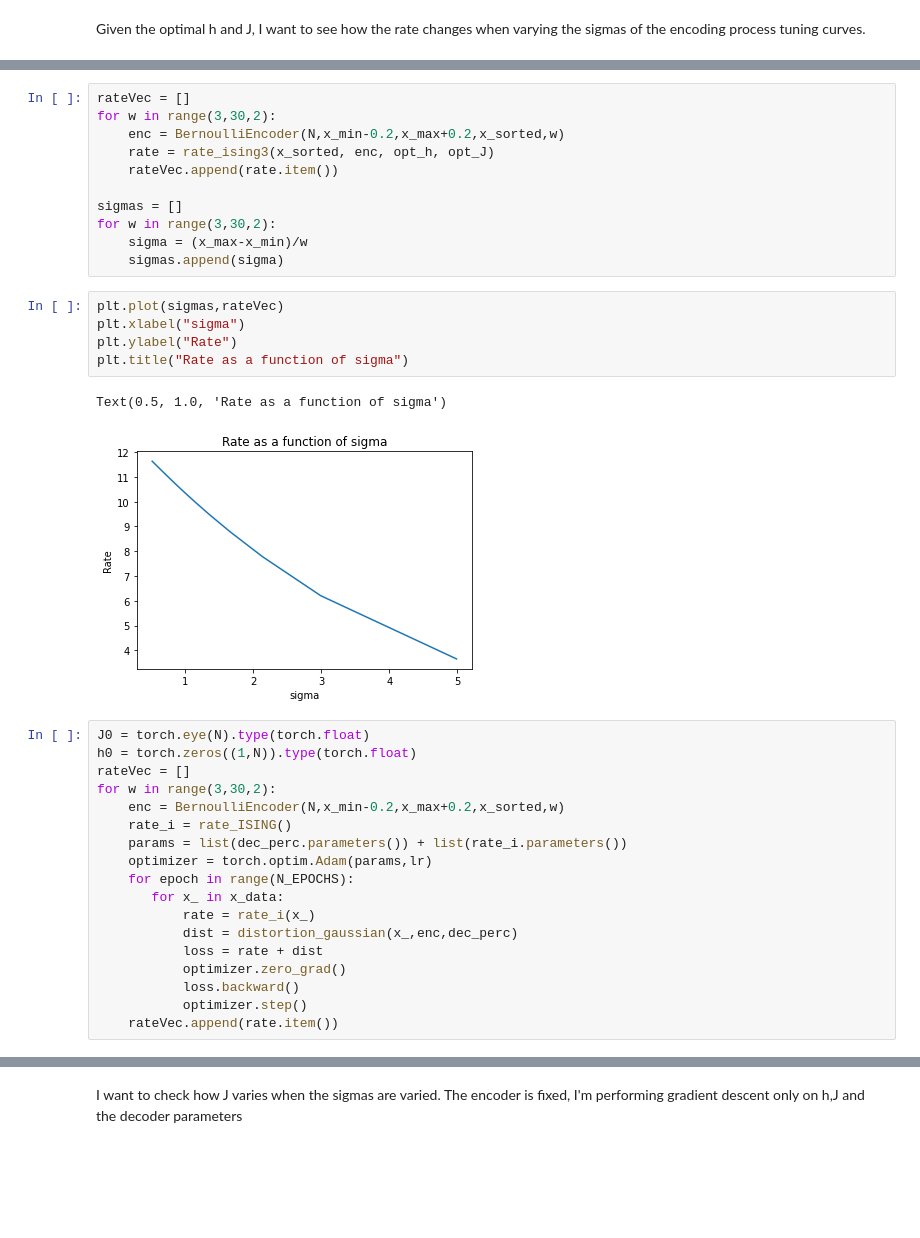
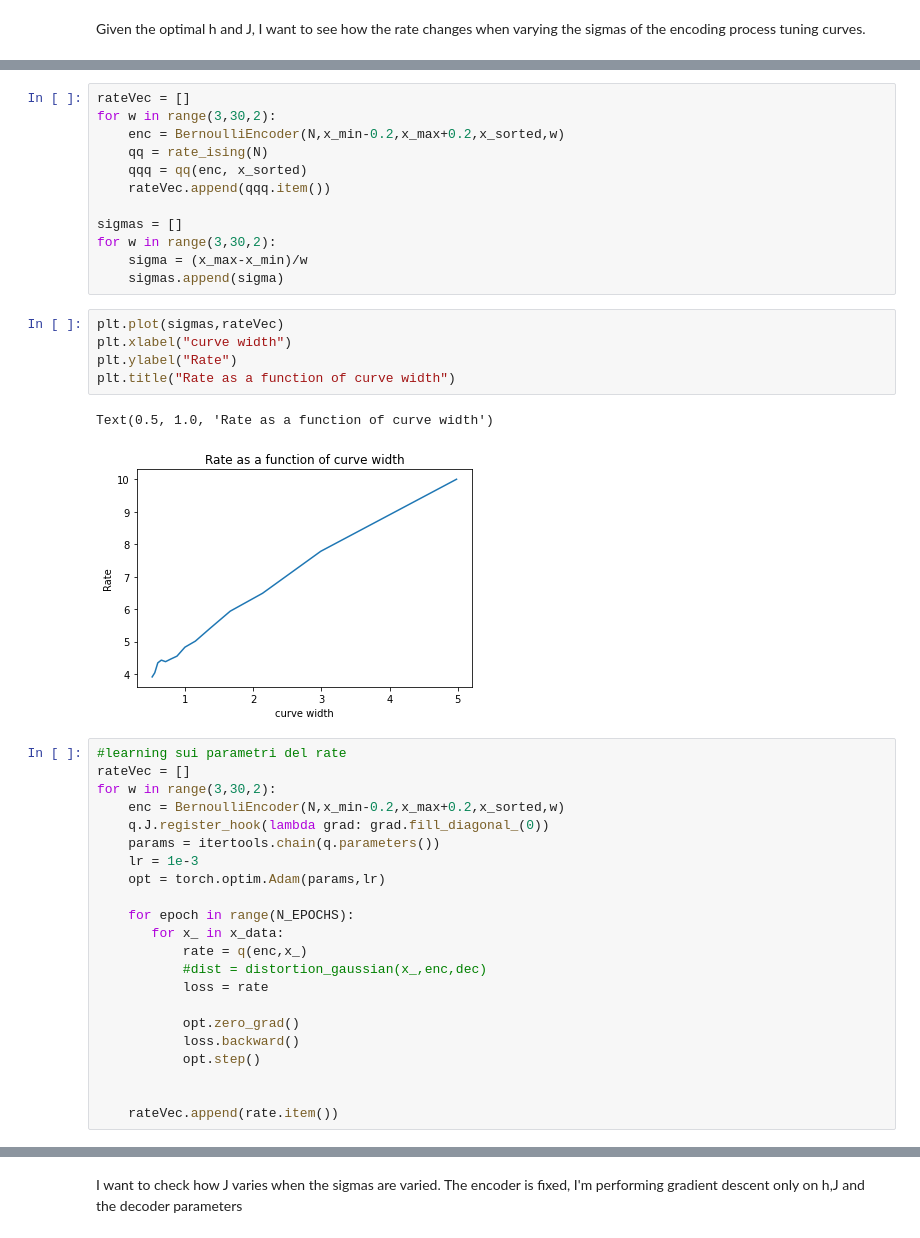
Before and after one commit to simonebmalerba/neural_VAE, a Jupyter notebook: ISING prior/Ising_2 - Unif-10N.ipynb, the cells around one changed output, grey strips where cells are left out. Saved outputs shown, nothing was run; the diff lists cells and outputs as text; blank space fills up the shorter version.

```diff
--- a/ISING prior/Ising_2 - Unif-10N.ipynb
+++ b/ISING prior/Ising_2 - Unif-10N.ipynb
@@ -278,8 +293,9 @@ for w in range(3,35,2):
 rateVec = []
 for w in range(3,30,2):
     enc = BernoulliEncoder(N,x_min-0.2,x_max+0.2,x_sorted,w)
-    rate = rate_ising3(x_sorted, enc, opt_h, opt_J)
-    rateVec.append(rate.item())
+    qq = rate_ising(N)
+    qqq = qq(enc, x_sorted)
+    rateVec.append(qqq.item())
 
 sigmas = []
 for w in range(3,30,2):
@@ -287,29 +303,33 @@ for w in range(3,30,2):
     sigmas.append(sigma)
 # %%
 plt.plot(sigmas,rateVec)
-plt.xlabel("sigma")
+plt.xlabel("curve width")
 plt.ylabel("Rate")
-plt.title("Rate as a function of sigma")
+plt.title("Rate as a function of curve width")
 # %% [output]
-Text(0.5, 1.0, 'Rate as a function of sigma')
+Text(0.5, 1.0, 'Rate as a function of curve width')
-[figure, old version]
+[figure, new version]
 # %%
-J0 = torch.eye(N).type(torch.float)
-h0 = torch.zeros((1,N)).type(torch.float)
+#learning sui parametri del rate
 rateVec = []
 for w in range(3,30,2):
     enc = BernoulliEncoder(N,x_min-0.2,x_max+0.2,x_sorted,w)
-    rate_i = rate_ISING()
-    params = list(dec_perc.parameters()) + list(rate_i.parameters())
-    optimizer = torch.optim.Adam(params,lr)
+    q.J.register_hook(lambda grad: grad.fill_diagonal_(0))
+    params = itertools.chain(q.parameters())
+    lr = 1e-3
+    opt = torch.optim.Adam(params,lr)
+
     for epoch in range(N_EPOCHS):
        for x_ in x_data:
-           rate = rate_i(x_)
-           dist = distortion_gaussian(x_,enc,dec_perc)
-           loss = rate + dist
-           optimizer.zero_grad()
+           rate = q(enc,x_)
+           #dist = distortion_gaussian(x_,enc,dec)
+           loss = rate
+
+           opt.zero_grad()
            loss.backward()
-           optimizer.step()
+           opt.step()
+
+
     rateVec.append(rate.item())
 # %%
 plt.plot(sigmas, rateVec)
```
Also changed, not shown: parts of 27 cells of this notebook, 15 other files.
